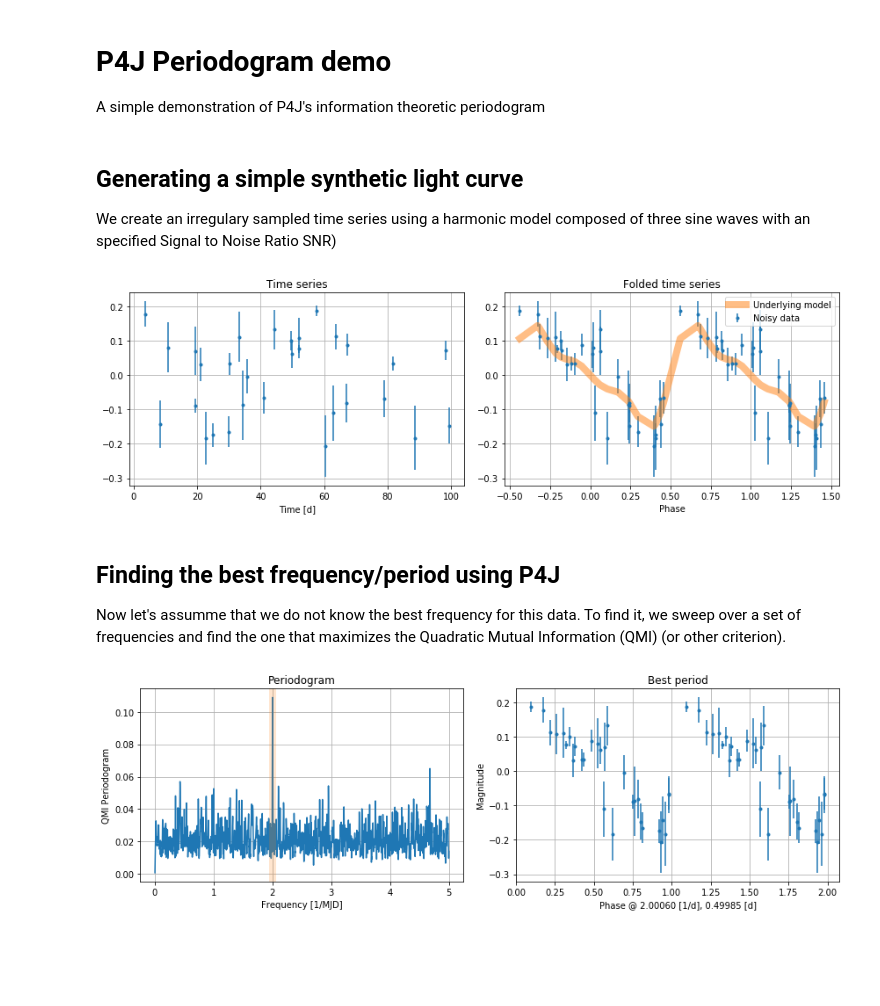
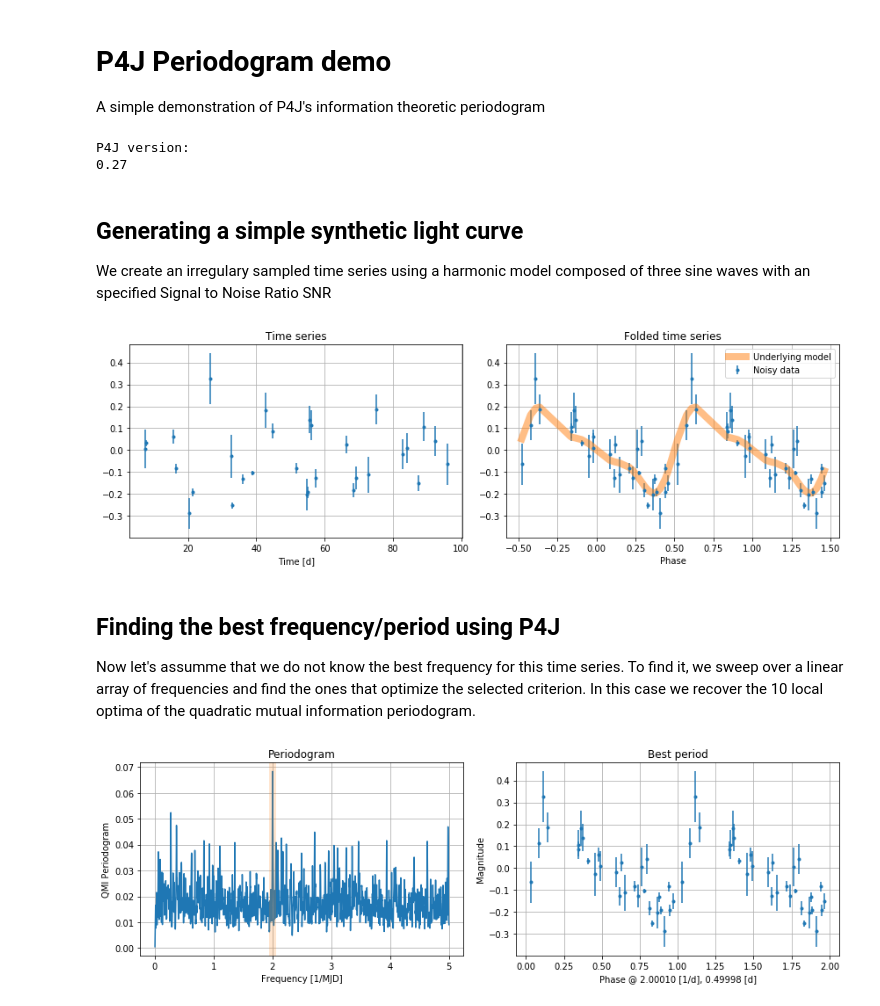
Before and after one commit to phuijse/P4J, a Jupyter notebook: examples/periodogram_demo.ipynb, the cells around one changed output. Saved outputs shown, nothing was run; the diff lists cells and outputs as text; code cells hidden in the pictures; blank space fills up the shorter version.

```diff
--- a/examples/periodogram_demo.ipynb
+++ b/examples/periodogram_demo.ipynb
@@ -8,53 +8,58 @@ import numpy as np
 %matplotlib inline
 import matplotlib.pylab as plt
 import P4J
+print("P4J version:")
+print(P4J.__version__)
+# %% [output]
+P4J version:
+0.27
 # %% [markdown]
 ## Generating a simple synthetic light curve
-We create an irregulary sampled time series using a harmonic model composed of three sine waves with an specified Signal to Noise Ratio SNR)
+We create an irregulary sampled time series using a harmonic model composed of three sine waves with an specified Signal to Noise Ratio SNR
 # %%
 fundamental_freq = 2.0
 lc_generator = P4J.synthetic_light_curve_generator(T=100.0, N=30)
 lc_generator.set_model(f0=fundamental_freq, A=[1.0, 0.5, 0.25])
-
-mjd, mag, err = lc_generator.draw_noisy_time_series(SNR=3.0, red_noise_ratio=0.25, outlier_ratio=0.0)
+mjd, mag, err = lc_generator.draw_noisy_time_series(SNR=5.0, red_noise_ratio=0.25, outlier_ratio=0.0)
 c_mjd, c_mag = lc_generator.get_clean_signal()
 
 fig = plt.figure(figsize=(12, 4))
 ax = fig.add_subplot(1, 2, 1)
 ax.errorbar(mjd, mag, err, fmt='.')
 ax.set_xlabel('Time [d]')
 ax.set_title('Time series')
 plt.grid()
 ax = fig.add_subplot(1, 2, 2)
 phase = np.mod(mjd, 1.0/fundamental_freq)*fundamental_freq
 index = np.argsort(phase)
 ax.errorbar(np.concatenate([np.sort(phase)-0.5, np.sort(phase)+0.5]),
             np.concatenate([mag[index], mag[index]]),
             np.concatenate([err[index], err[index]]), fmt='.', alpha=1.0, label='Noisy data')
 ax.plot(np.concatenate([np.sort(phase)-0.5, np.sort(phase)+0.5]),
         np.concatenate([c_mag[index], c_mag[index]]),
         linewidth=8, alpha=0.5, label='Underlying model')
 plt.legend()
 ax.set_xlabel('Phase')
 ax.set_title('Folded time series')
 plt.grid()
-plt.tight_layout()
+plt.tight_layout();
 # %% [output]
-[figure, old version]
+[figure, new version]
 # %% [markdown]
 ## Finding the best frequency/period using P4J
 
-Now let's assumme that we do not know the best frequency for this data. To find it, we sweep over a set of frequencies and find the one that maximizes the Quadratic Mutual Information (QMI) (or other criterion).
+Now let's assumme that we do not know the best frequency for this time series. To find it, we sweep over a linear array of frequencies and find the ones that optimize the selected criterion. In this case we recover the 10 local optima of the quadratic mutual information periodogram.
 # %%
-#my_per = P4J.periodogram(method='LKSL') # Phase Dispersion Minimization
-#my_per = P4J.periodogram(method='PDM1')  # Lafler-Kinman's string length
+#my_per = P4J.periodogram(method='LKSL') # Lafler-Kinman's string length
+#my_per = P4J.periodogram(method='PDM1') # Phase Dispersion Minimization
+#my_per = P4J.periodogram(method='MHAOV') # Multi-harmonic Analysis of Variance
 #my_per = P4J.periodogram(method='QME') # Quadratical mutual entropy or total correlation
-#my_per = P4J.periodogram(method='QMICS') # QMI based on Cauchy Schwarz distance
+#my_per = P4J.periodogram(method='QMICS') # Quadratic mutual information (QMI) based on Cauchy Schwarz distance
 my_per = P4J.periodogram(method='QMIEU') # QMI based on Euclidean distance
 
 my_per.set_data(mjd, mag, err)
-my_per.frequency_grid_evaluation(fmin=0.0, fmax=5.0, fresolution=0.1)  # frequency sweep parameters
-my_per.finetune_best_frequencies(fresolution=0.01, n_local_optima=10)
+my_per.frequency_grid_evaluation(fmin=0.0, fmax=5.0, fresolution=1e-3)  # frequency sweep parameters
+my_per.finetune_best_frequencies(fresolution=1e-4, n_local_optima=10)
 freq, per = my_per.get_periodogram()
 fbest, pbest = my_per.get_best_frequencies() # Return best n_local_optima frequencies
 
@@ -79,6 +84,6 @@ plt.title('Best period')
 ax.set_xlabel('Phase @ %0.5f [1/d], %0.5f [d]' %(fbest[0], 1.0/fbest[0]))
 ax.set_ylabel('Magnitude')
 plt.grid()
-plt.tight_layout()
+plt.tight_layout();
 # %% [output]
-[figure, old version]
+[figure, new version]
```
Also changed, not shown: parts of 3 cells of this notebook, 3 other files.
